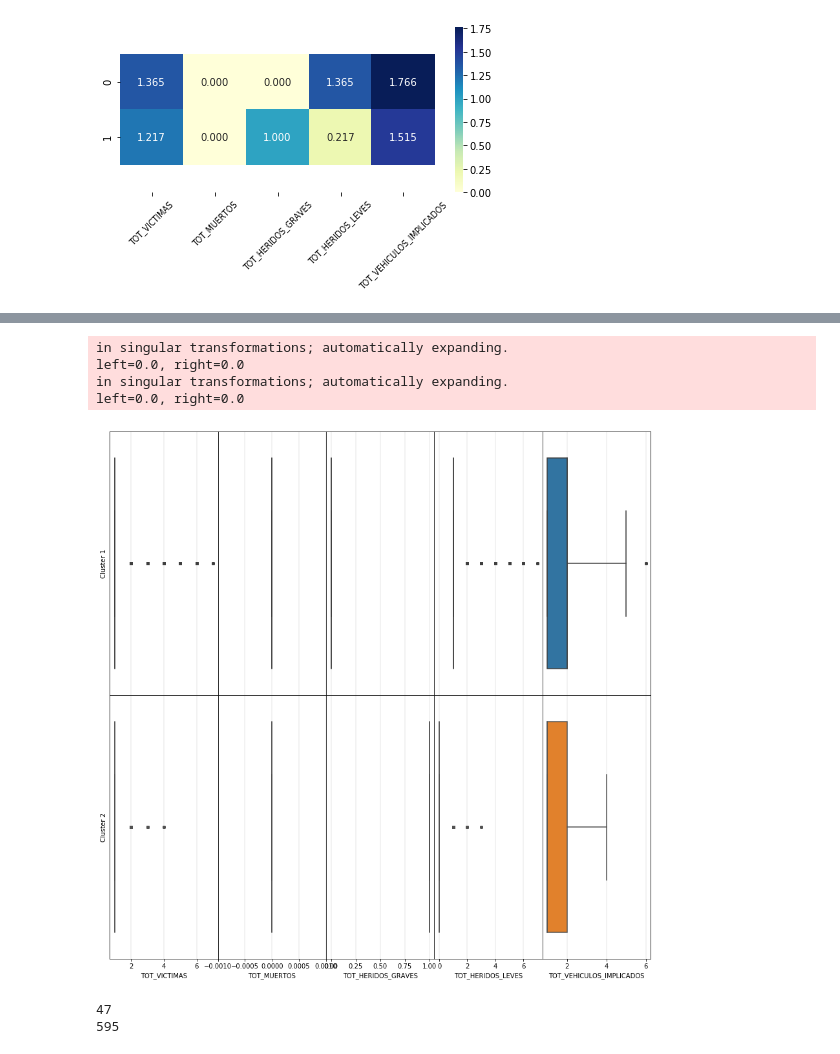
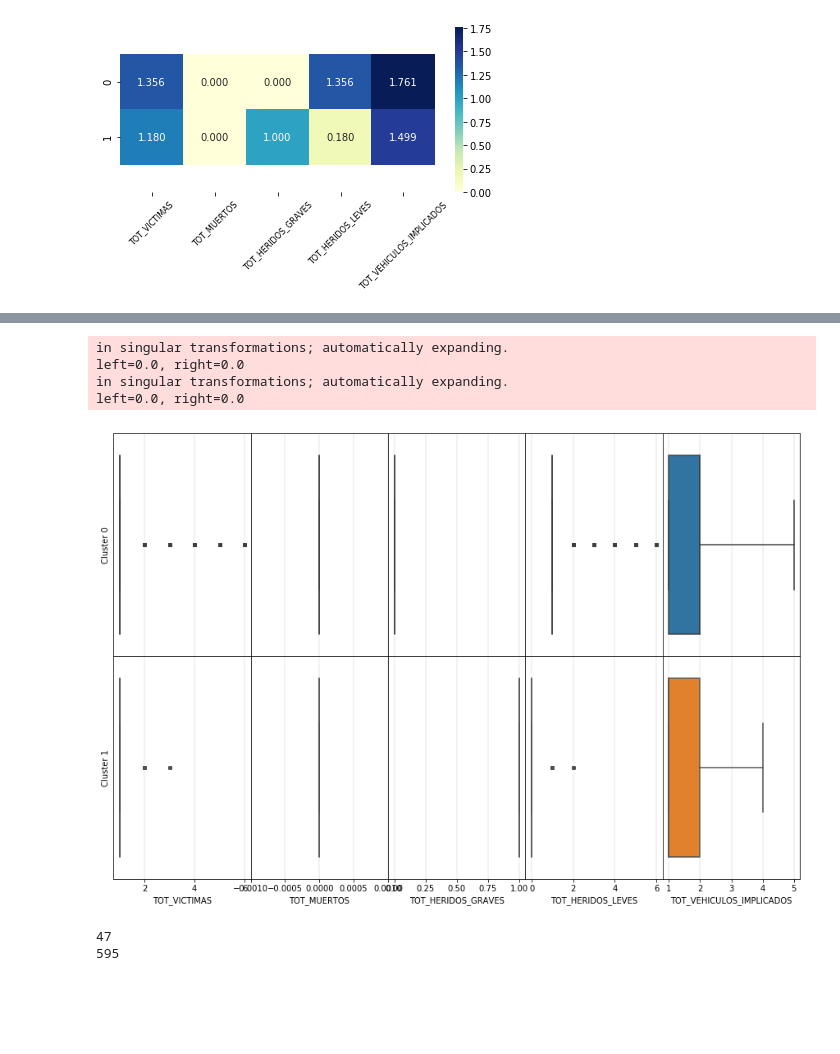
Before and after one commit to dcabezas98/IN, a Jupyter notebook: practica2/accidentes2-2.ipynb, the cells around one changed output, grey strips where cells are left out. Drawn from its saved outputs; the diff is of its cells as text; code cells hidden in the pictures; blank space fills up the shorter version.

```diff
--- a/practica2/accidentes2-2.ipynb
+++ b/practica2/accidentes2-2.ipynb
@@ -157,7 +155,7 @@ for i in range(1):
             axes[j].set_xlabel("")
 
         if (j == 0):
-            axes[j].set_ylabel("Cluster " + str(i + 1))
+            axes[j].set_ylabel("")
         else:
             axes[j].set_ylabel("")
 
@@ -221,7 +219,7 @@ for i in range(1):
             axes[j].set_xlabel("")
 
         if (j == 0):
-            axes[j].set_ylabel("Cluster " + str(i + 1))
+            axes[j].set_ylabel("")
         else:
             axes[j].set_ylabel("")
 
@@ -410,5 +410,5 @@ Elegimos epsilon=0.2
 # %%
-E=0.2
+E=0.15
 results = DBSCAN(eps=E, min_samples=50, n_jobs=4).fit(data_norm)
 labels=results.labels_
 # %% [markdown]
@@ -482,7 +482,7 @@ K=max(labels)+1
 # %%
 # Box Plot
 n_var = len(atributos)
-fig, axes = plt.subplots(K, n_var, sharey=True, figsize=(15, 15))
+fig, axes = plt.subplots(K, n_var, sharey=True, figsize=(15, 10))
 fig.subplots_adjust(wspace=0, hspace=0)
 
 colors = sns.color_palette(palette=None, n_colors=K, desat=None)
@@ -499,35 +499,35 @@ for i in range(K):
                          color=colors[i],
                          flierprops={
                              'marker': 'o',
                              'markersize': 4
                          },
                          ax=axes[i, j], whis=3,showfliers=True)
 
         if (i == K - 1):
             axes[i, j].set_xlabel(atributos[j])
         else:
             axes[i, j].set_xlabel("")
 
         if (j == 0):
-            axes[i, j].set_ylabel("Cluster " + str(i + 1))
+            axes[i, j].set_ylabel("Cluster " + str(i))
         else:
             axes[i, j].set_ylabel("")
 
         axes[i, j].set_yticks([])
         axes[i, j].grid(axis='x',
                         linestyle='-',
                         linewidth='0.2',
                         color='gray')
         axes[i, j].grid(axis='y', b=False)
 
         ax.set_xlim(rango[j][0] - 0.05 * (rango[j][1] - rango[j][0]),
                     rango[j][1] + 0.05 * (rango[j][1] - rango[j][0]))
 # %% [output]
 in singular transformations; automatically expanding.
 left=0.0, right=0.0
 in singular transformations; automatically expanding.
 left=0.0, right=0.0
-[figure, old version]
+[figure, new version]
 # %%
 print(sum(data.TOT_MUERTOS))
 print(sum(data.TOT_HERIDOS_GRAVES))
```
Also changed, not shown: parts of 15 cells of this notebook, 35 other files.
